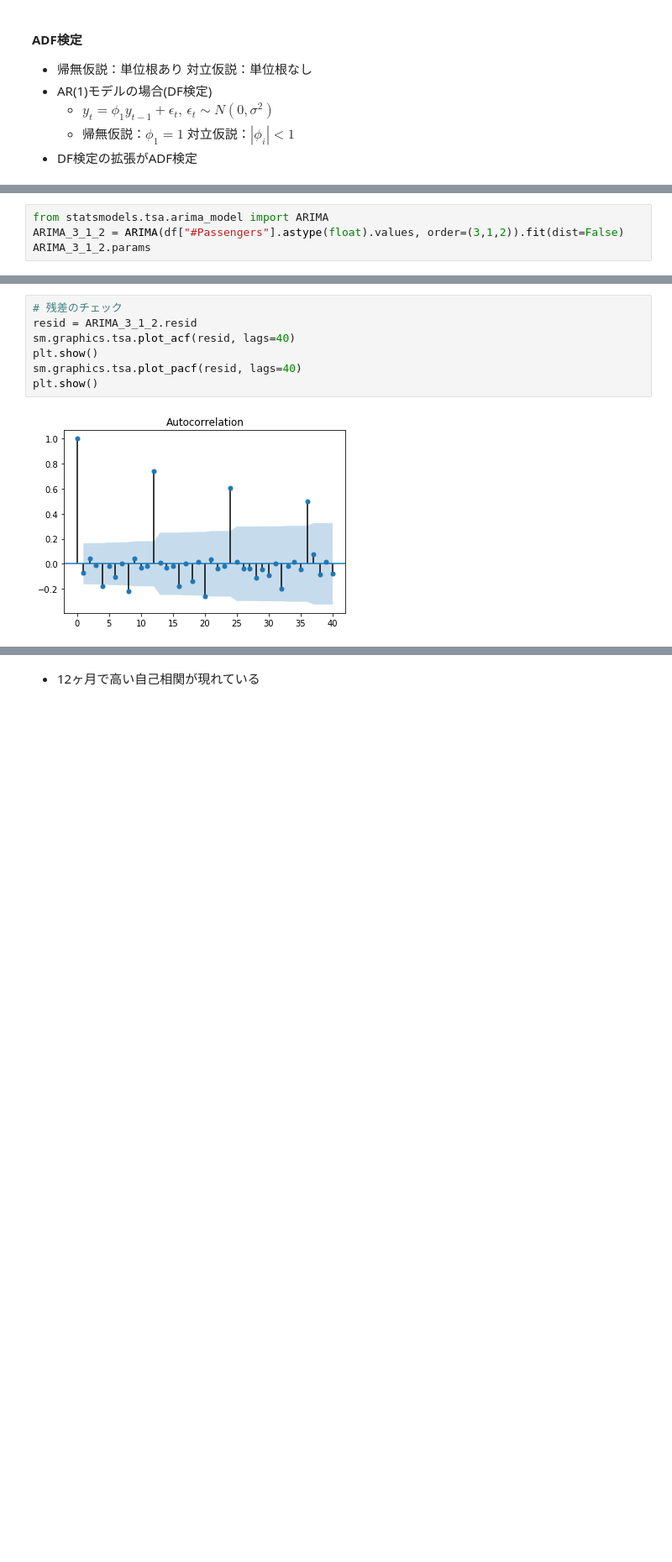
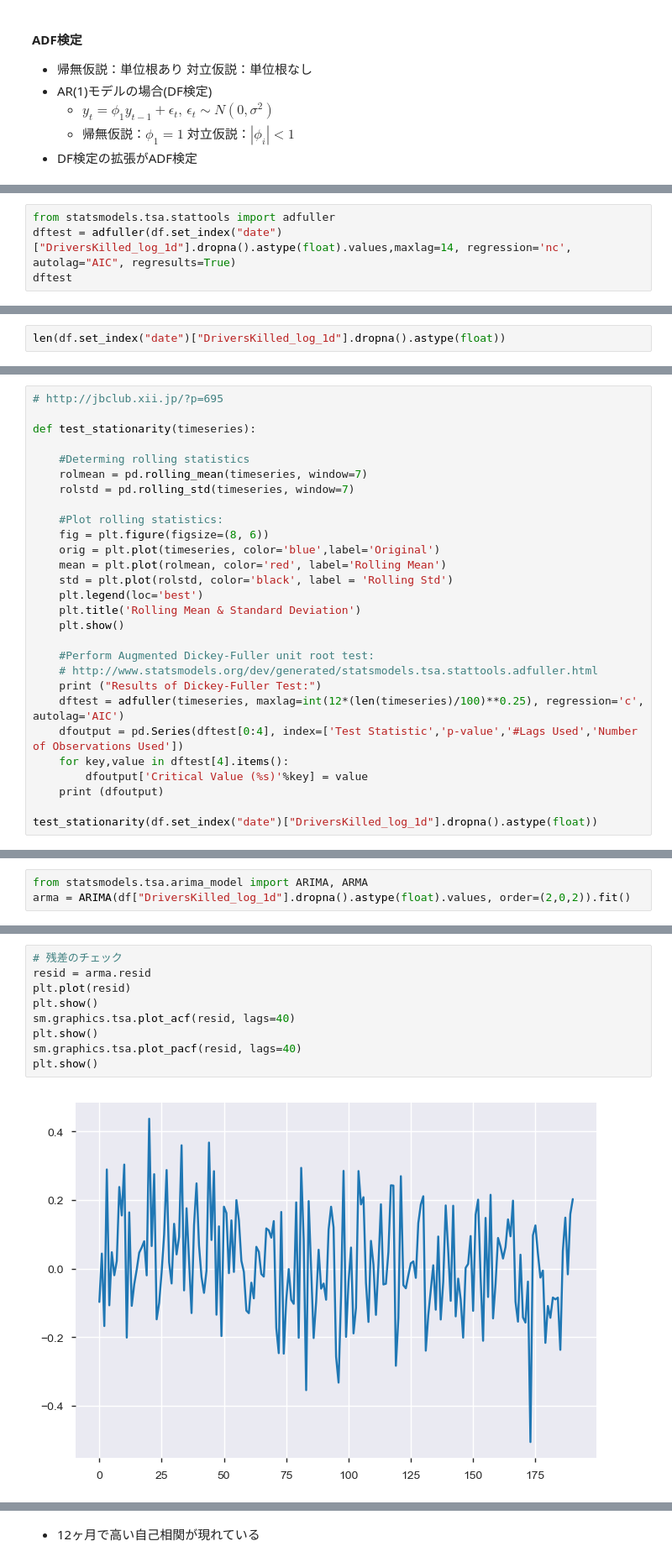
Before and after one commit to ko-da-k/tsa-ssm-study, a Jupyter notebook: kodai/sec2/arma.ipynb, the cells around one changed output, grey strips where cells are left out. Shown at 84% size. Saved outputs shown, nothing was run; the diff lists cells and outputs as text; blank space fills up the shorter version.

```diff
--- a/kodai/sec2/arma.ipynb
+++ b/kodai/sec2/arma.ipynb
@@ -135,0 +202,4 @@ plt.show()
+# %%
+from statsmodels.tsa.stattools import adfuller
+dftest = adfuller(df.set_index("date")["DriversKilled_log_1d"].dropna().astype(float).values,maxlag=14, regression='nc', autolag="AIC", regresults=True)
+dftest
@@ -135,0 +213,2 @@ plt.show()
+# %%
+len(df.set_index("date")["DriversKilled_log_1d"].dropna().astype(float))
@@ -135,0 +217,28 @@ plt.show()
+# %%
+# http://jbclub.xii.jp/?p=695
+
+def test_stationarity(timeseries):
+
+    #Determing rolling statistics
+    rolmean = pd.rolling_mean(timeseries, window=7)
+    rolstd = pd.rolling_std(timeseries, window=7)
+
+    #Plot rolling statistics:
+    fig = plt.figure(figsize=(8, 6))
+    orig = plt.plot(timeseries, color='blue',label='Original')
+    mean = plt.plot(rolmean, color='red', label='Rolling Mean')
+    std = plt.plot(rolstd, color='black', label = 'Rolling Std')
+    plt.legend(loc='best')
+    plt.title('Rolling Mean & Standard Deviation')
+    plt.show()
+
+    #Perform Augmented Dickey-Fuller unit root test:
+    # http://www.statsmodels.org/dev/generated/statsmodels.tsa.stattools.adfuller.html
+    print ("Results of Dickey-Fuller Test:")
+    dftest = adfuller(timeseries, maxlag=int(12*(len(timeseries)/100)**0.25), regression='c', autolag='AIC')
+    dfoutput = pd.Series(dftest[0:4], index=['Test Statistic','p-value','#Lags Used','Number of Observations Used'])
+    for key,value in dftest[4].items():
+        dfoutput['Critical Value (%s)'%key] = value
+    print (dfoutput)
+
+test_stationarity(df.set_index("date")["DriversKilled_log_1d"].dropna().astype(float))
@@ -147,4 +385,3 @@ sm.tsa.arma_order_select_ic(df["#Passengers_1d"].dropna().values, ic="aic", tren
 # %%
-from statsmodels.tsa.arima_model import ARIMA
-ARIMA_3_1_2 = ARIMA(df["#Passengers"].astype(float).values, order=(3,1,2)).fit(dist=False)
-ARIMA_3_1_2.params
+from statsmodels.tsa.arima_model import ARIMA, ARMA
+arma = ARIMA(df["DriversKilled_log_1d"].dropna().astype(float).values, order=(2,0,2)).fit()
@@ -179,9 +433,11 @@ ARIMA_3_1_2.summary2()
 # %%
 # 残差のチェック
-resid = ARIMA_3_1_2.resid
+resid = arma.resid
+plt.plot(resid)
+plt.show()
 sm.graphics.tsa.plot_acf(resid, lags=40)
 plt.show()
 sm.graphics.tsa.plot_pacf(resid, lags=40)
 plt.show()
 # %% [output]
-[figure, old version]
+[figure, new version]
```
Also changed, not shown: parts of 47 cells of this notebook, 1 other file.
